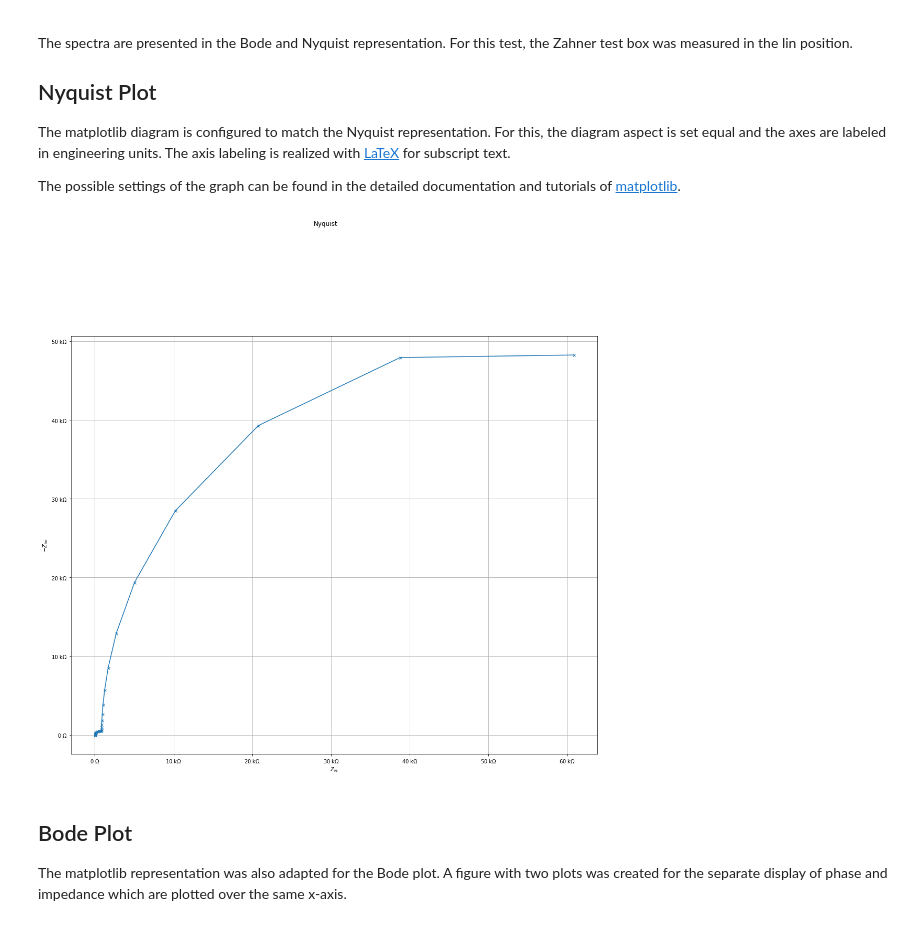
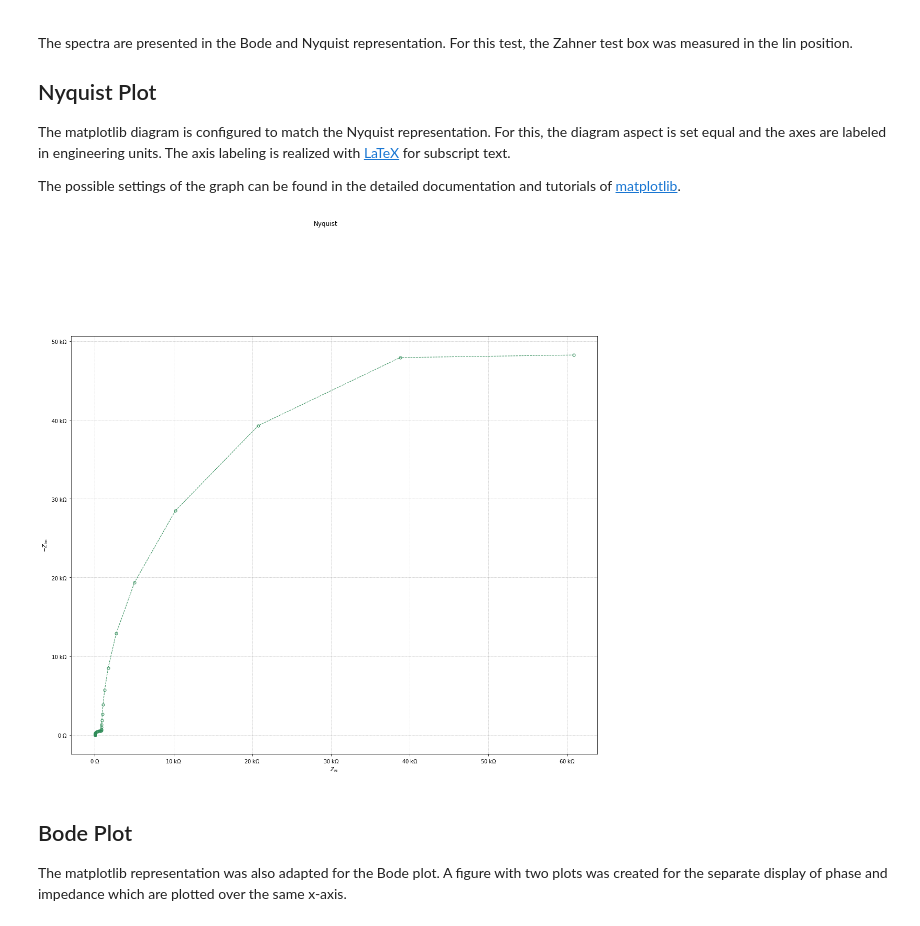
Before and after one commit to Zahner-elektrik/Thales-Remote-Python, a Jupyter notebook: Examples/EISImportPlot/EISImportPlot.ipynb, the cells around one changed output. Saved outputs shown, nothing was run; the diff lists cells and outputs as text; code cells hidden in the pictures.

```diff
--- a/Examples/EISImportPlot/EISImportPlot.ipynb
+++ b/Examples/EISImportPlot/EISImportPlot.ipynb
@@ -107,19 +107,19 @@ The possible settings of the graph can be found in the detailed documentation an
 # %%
     figNyquist, (nyquistAxis) = plt.subplots(1, 1)
     figNyquist.suptitle("Nyquist")
 
-    nyquistAxis.plot(np.real(impedanceComplex), -np.imag(impedanceComplex), marker="x", markersize=5)
-    nyquistAxis.grid(which="both")
+    nyquistAxis.plot(np.real(impedanceComplex), -np.imag(impedanceComplex), linestyle='dashed', linewidth=1, marker="o", markersize=5, fillstyle = "none", color = "#2e8b57")
+    nyquistAxis.grid(which="both", linestyle="dashed", linewidth=0.5)
     nyquistAxis.set_aspect("equal")
     nyquistAxis.xaxis.set_major_formatter(EngFormatter(unit="$\Omega$"))
     nyquistAxis.yaxis.set_major_formatter(EngFormatter(unit="$\Omega$"))
     nyquistAxis.set_xlabel(r"$Z_{\rm re}$")
     nyquistAxis.set_ylabel(r"$-Z_{\rm im}$")
     figNyquist.set_size_inches(18, 18)
     plt.show()
     figNyquist.savefig("nyquist.svg")
 # %% [output]
-[figure, old version]
+[figure, new version]
 # %% [markdown]
 ## Bode Plot
 
```
Also changed, not shown: parts of 1 cell of this notebook, 13 other files.
